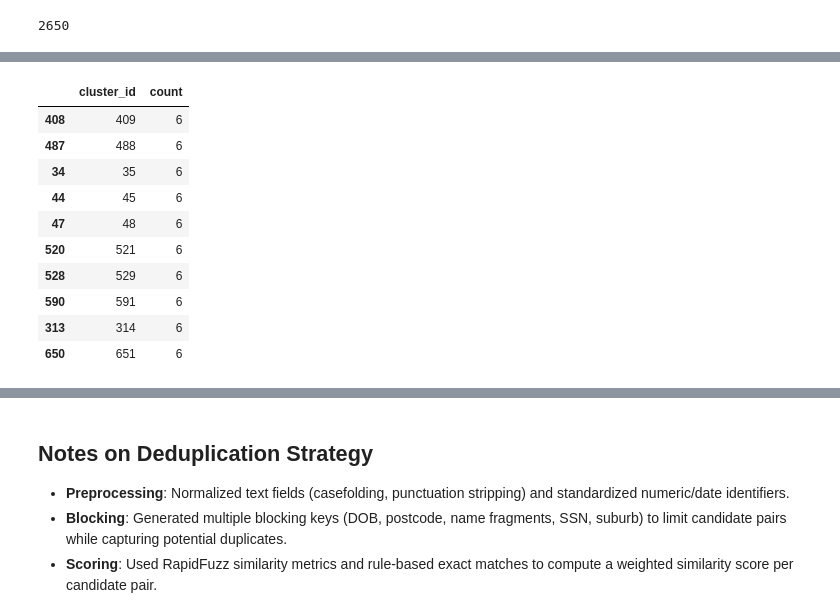
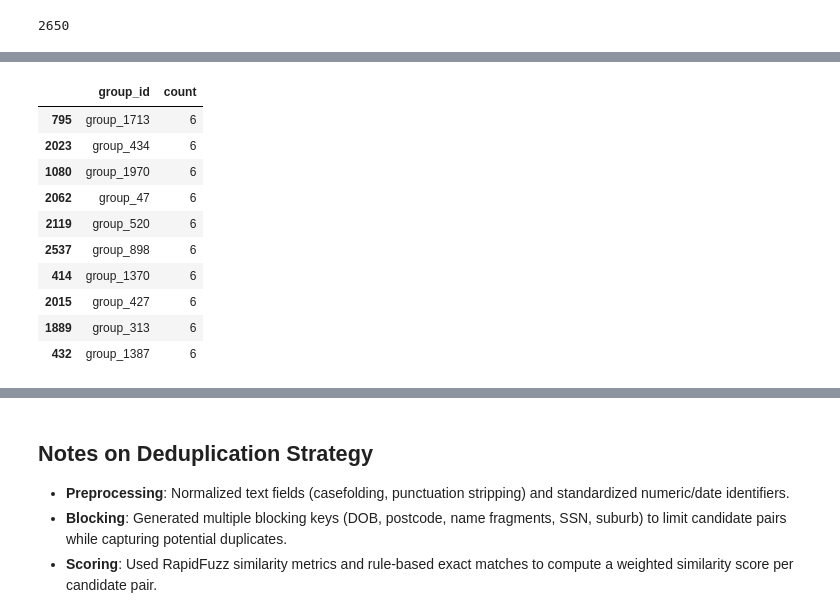
Before and after one commit to Yashpal-0/Deduplication-and-WebCrawling, a Jupyter notebook: dedup_deduplication.ipynb, the cells around one changed output, grey strips where cells are left out. Saved outputs shown, nothing was run; the diff lists cells and outputs as text; code cells hidden in the pictures.

```diff
--- a/dedup_deduplication.ipynb
+++ b/dedup_deduplication.ipynb
@@ -351,10 +351,11 @@ len(components)
 # %% [output]
 2650
 # %%
+# Create prediction format directly: id, group_id
 cluster_assignments = []
-for cluster_idx, component in enumerate(components, start=1):
+for cluster_idx, component in enumerate(components, start=0):
     for record_id in component:
-        cluster_assignments.append({"id": record_id, "cluster_id": cluster_idx})
+        cluster_assignments.append({"id": record_id, "group_id": f"group_{cluster_idx}"})
 
 clusters_df = pd.DataFrame(cluster_assignments)
 clusters_df.head()
@@ -378,0 +369,15 @@ df_with_clusters.head()
+# %%
+# Create prediction dataframe in the required format
+df_with_clusters = df.merge(clusters_df, on="id", how="left")
+
+# Handle any records not in any cluster (shouldn't happen, but just in case)
+# Assign them unique group_ids starting from the next available number
+if df_with_clusters["group_id"].isna().any():
+    next_group_num = len(components)
+    for idx in df_with_clusters[df_with_clusters["group_id"].isna()].index:
+        df_with_clusters.loc[idx, "group_id"] = f"group_{next_group_num}"
+        next_group_num += 1
+
+# Keep only id and group_id columns for prediction format
+df_with_clusters = df_with_clusters[["id", "group_id"]]
+df_with_clusters.head(10)
@@ -379,18 +396,18 @@ df_with_clusters.head()
 # %%
-cluster_sizes = df_with_clusters.groupby("cluster_id").size().reset_index(name="count").sort_values("count", ascending=False)
+cluster_sizes = df_with_clusters.groupby("group_id").size().reset_index(name="count").sort_values("count", ascending=False)
 cluster_sizes.head(10)
 # %% [output]
-|  | cluster_id | count |
-| 408 | 409 | 6 |
-| 487 | 488 | 6 |
-| 34 | 35 | 6 |
-| 44 | 45 | 6 |
-| 47 | 48 | 6 |
-| 520 | 521 | 6 |
-| 528 | 529 | 6 |
-| 590 | 591 | 6 |
-| 313 | 314 | 6 |
-| 650 | 651 | 6 |
+|  | group_id | count |
+| 795 | group_1713 | 6 |
+| 2023 | group_434 | 6 |
+| 1080 | group_1970 | 6 |
+| 2062 | group_47 | 6 |
+| 2119 | group_520 | 6 |
+| 2537 | group_898 | 6 |
+| 414 | group_1370 | 6 |
+| 2015 | group_427 | 6 |
+| 1889 | group_313 | 6 |
+| 432 | group_1387 | 6 |
 # %%
 multi_record_clusters = cluster_sizes[cluster_sizes["count"] > 1]
 len(multi_record_clusters), multi_record_clusters.head()
```
Also changed, not shown: parts of 9 cells of this notebook, 2 other files.
